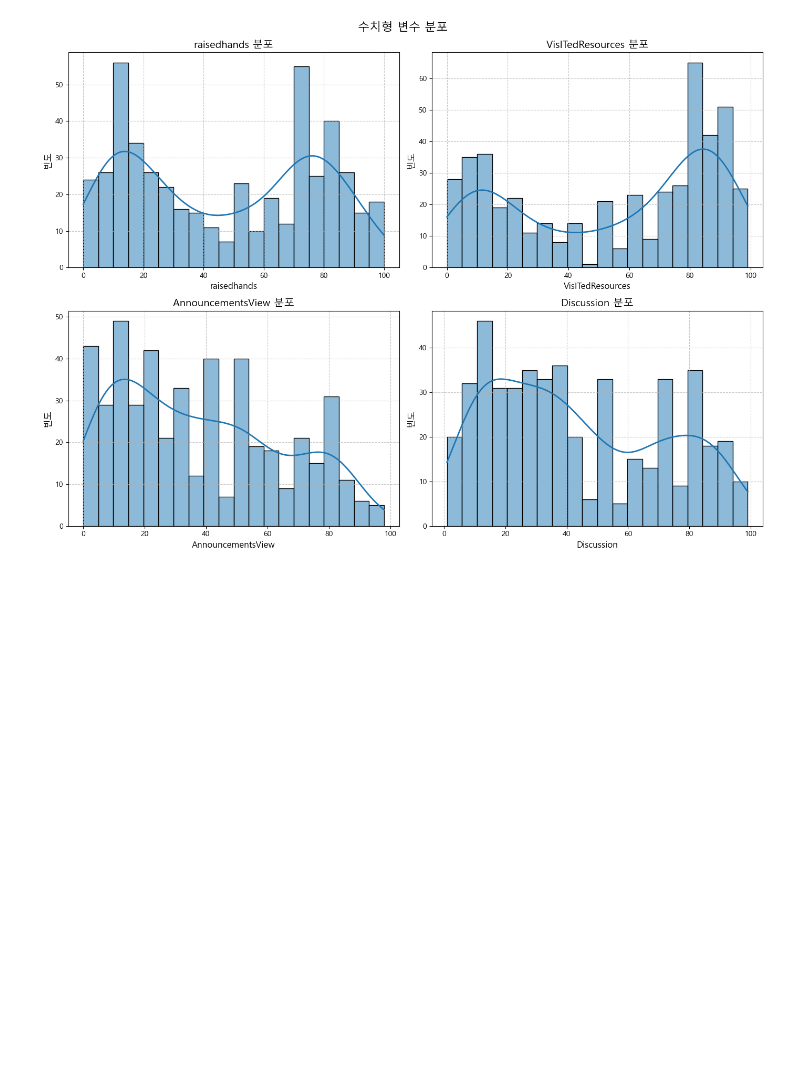
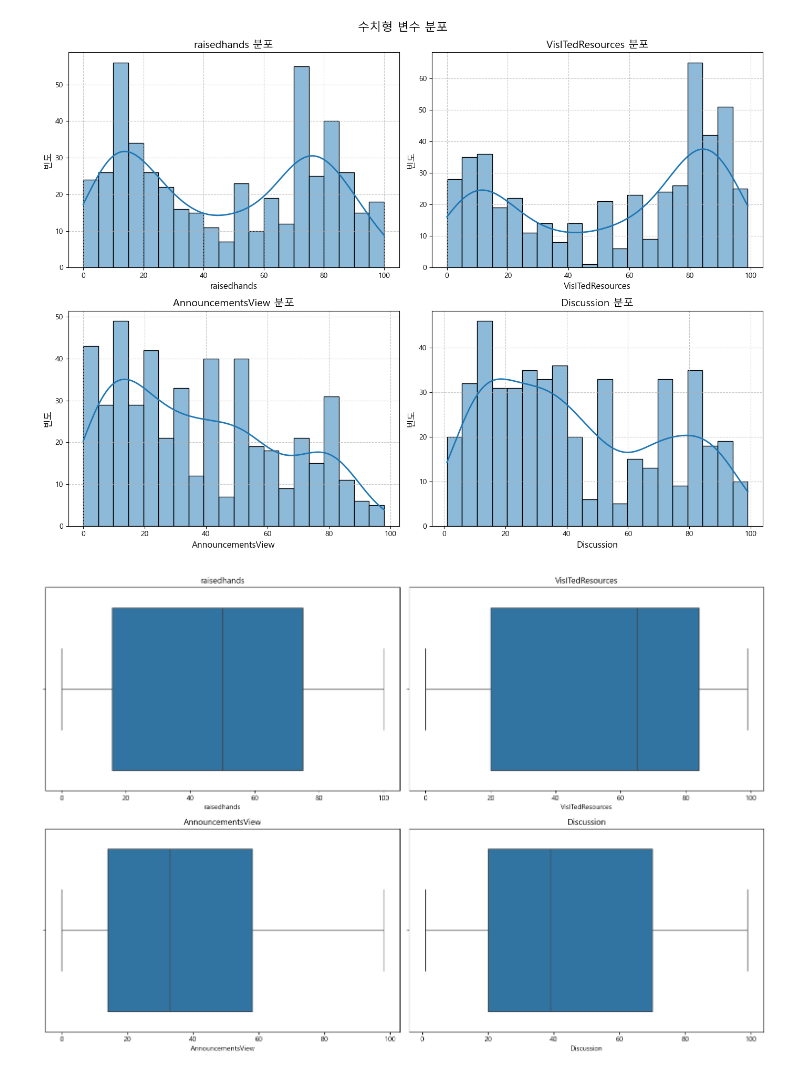
Before and after one commit to Kkaemii/SeSac_MPs, a Jupyter notebook: project_8_Mulitclass_Classification/muliclass_classification.ipynb, the cells around one changed output. Drawn from its saved outputs; the diff is of its cells as text; code cells hidden in the pictures; blank space fills up the shorter version.

```diff
--- a/project_8_Mulitclass_Classification/muliclass_classification.ipynb
+++ b/project_8_Mulitclass_Classification/muliclass_classification.ipynb
@@ -238,3 +174,16 @@ plt.suptitle('수치형 변수 분포', fontsize=16, y=1.02)
 plt.show()
 # %% [output]
 [figure]
+# %%
+# 이상치 탐지 (수치형 변수에 대해)
+plt.figure(figsize=(15, 10))
+count = 1
+for col in numeric:
+        plt.subplot(2, 2, count)
+        sns.boxplot(x=df[col])
+        plt.title(col)
+        count += 1
+plt.tight_layout()
+plt.show()
+# %% [output]
+[figure, added]
```
Also changed, not shown: parts of 10 cells of this notebook.
